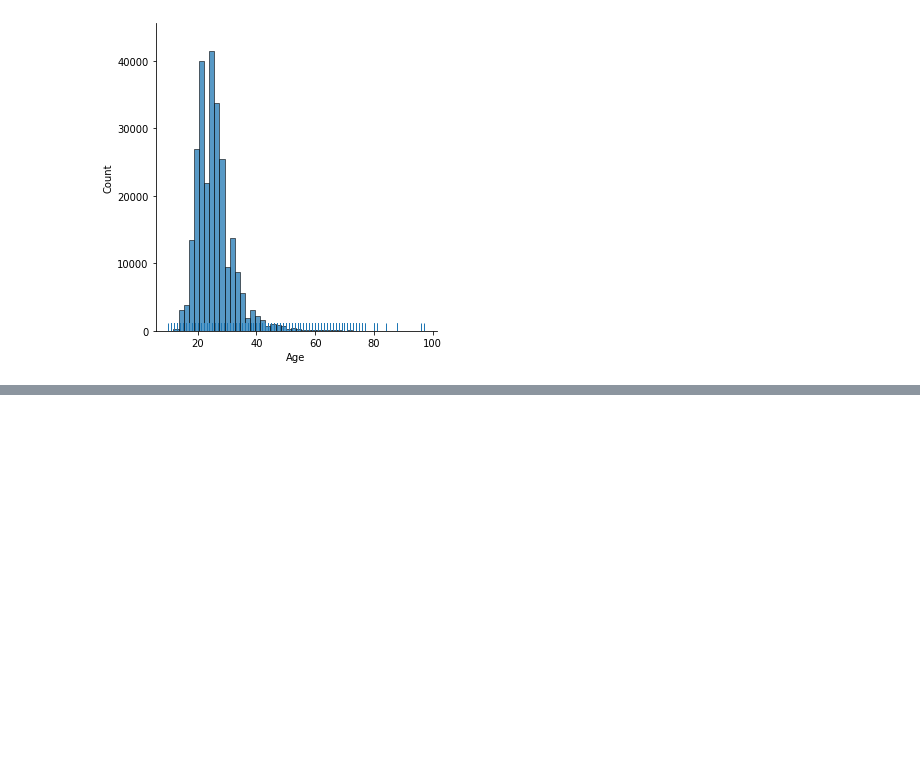
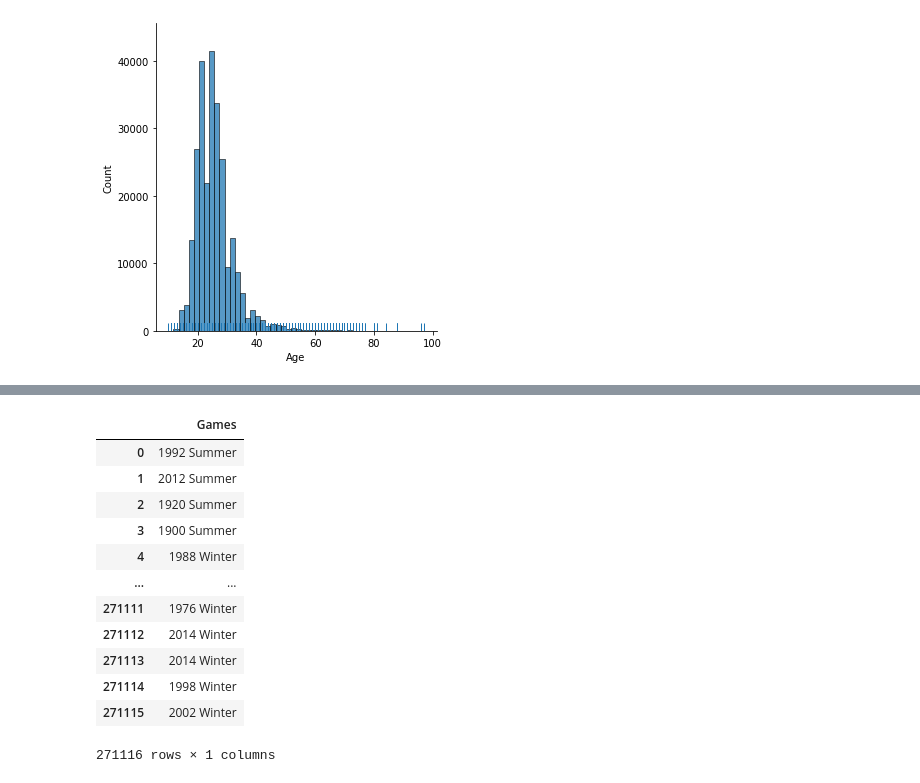
Before and after one commit to fqazi1/EDA, a Jupyter notebook: Game.ipynb, the cells around one changed output, grey strips where cells are left out. Drawn from its saved outputs; the diff is of its cells as text; code cells hidden in the pictures; blank space fills up the shorter version.

```diff
--- a/Game.ipynb
+++ b/Game.ipynb
@@ -180,0 +198,16 @@ sns.displot(x="Age", bins=50, data=df, rug=True)
+# %%
+df.iloc[:,[7] ]
+# %% [output]
+|  | Games |
+| 0 | 1992 Summer |
+| 1 | 2012 Summer |
+| 2 | 1920 Summer |
+| 3 | 1900 Summer |
+| 4 | 1988 Winter |
+| ... | ... |
+| 271111 | 1976 Winter |
+| 271112 | 2014 Winter |
+| 271113 | 2014 Winter |
+| 271114 | 1998 Winter |
+| 271115 | 2002 Winter |
+271116 rows × 1 columns
```
Also changed, not shown: parts of 13 cells of this notebook, 2 other files.
